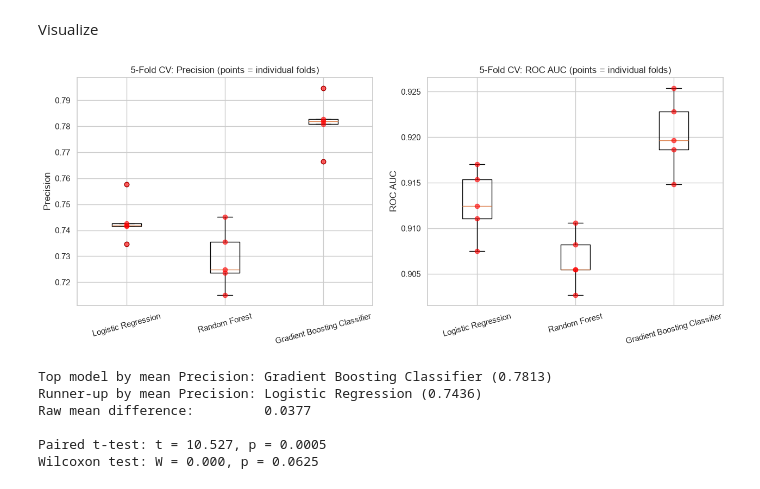
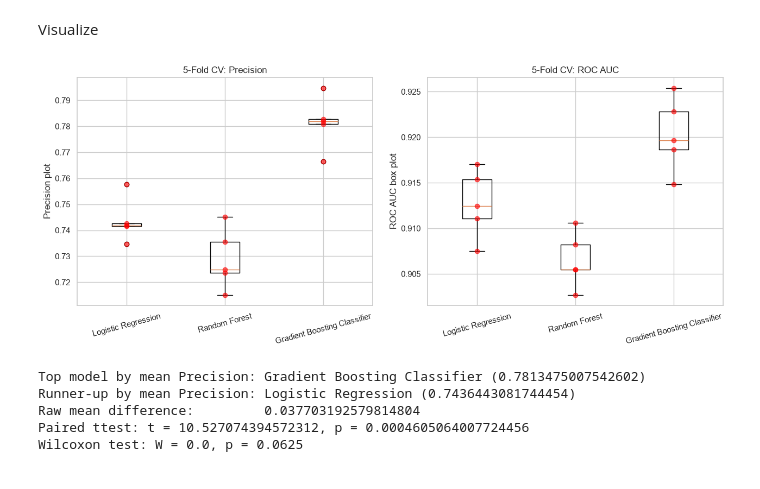
Before and after one commit to abdul-sami88/Netixsol, a Jupyter notebook: Week_4_CMIT_B2/Day3/week4_day3.ipynb, the cells around one changed output. Saved outputs shown, nothing was run; the diff lists cells and outputs as text; code cells hidden in the pictures.

```diff
--- a/Week_4_CMIT_B2/Day3/week4_day3.ipynb
+++ b/Week_4_CMIT_B2/Day3/week4_day3.ipynb
@@ -607,7 +354,7 @@ Number of one-hot + numeric + binary columns after preprocessing:
 # %%
 cv = StratifiedKFold(n_splits=5, shuffle=True, random_state=RANDOM_STATE)
 
-candidate_models = {
+selected_models = {
     "Logistic Regression": LogisticRegression(solver="lbfgs", max_iter=1000, random_state=RANDOM_STATE),
     "Random Forest": RandomForestClassifier(n_estimators=300, random_state=RANDOM_STATE, n_jobs=-1),
     "Gradient Boosting Classifier": GradientBoostingClassifier(random_state=RANDOM_STATE),
@@ -621,20 +368,22 @@ scoring = {
 }
 
 cv_results = {}
-cv_summary_rows = []
+cv_summary_rows_data = []
 
-for name, clf in candidate_models.items():
+for name, clf in selected_models.items():
     pipe = Pipeline([
         ("feature_engineering", feature_engineer),
         ("preprocessing", preprocessor_fe),
         ("clf", clf),
     ])
+
+    # time calculation it took to run
     start = time.time()
     scores = cross_validate(pipe, X_train_fe_input, y_train, cv=cv, scoring=scoring, n_jobs=-1)
     elapsed = time.time() - start
 
     cv_results[name] = scores
-    cv_summary_rows.append({
+    cv_summary_rows_data.append({
     "model": name,
     "precision_mean": scores["test_precision"].mean(),
     "precision_std": scores["test_precision"].std(),
@@ -647,15 +396,15 @@ for name, clf in candidate_models.items():
     "fit_time_sec": elapsed,
 })
     print(
-    f"{name:24s} "
-    f"Precision = {scores['test_precision'].mean():.4f} +- {scores['test_precision'].std():.4f} | "
-    f"Recall = {scores['test_recall'].mean():.4f} +- {scores['test_recall'].std():.4f} | "
-    f"F1 = {scores['test_f1'].mean():.4f} +/- {scores['test_f1'].std():.4f} | "
-    f"ROC AUC = {scores['test_roc_auc'].mean():.4f} +- {scores['test_roc_auc'].std():.4f} | "
-    f"{elapsed:.1f}s"
+    f"{name:30s} "
+    f"Precision = {scores['test_precision'].mean()} +- {scores['test_precision'].std()} | "
+    f"Recall = {scores['test_recall'].mean()} +- {scores['test_recall'].std()} | "
+    f"F1 = {scores['test_f1'].mean()} +- {scores['test_f1'].std()} | "
+    f"ROC AUC = {scores['test_roc_auc'].mean()} +- {scores['test_roc_auc'].std()} | "
+    f"{elapsed}s"
 )
 
 
-cv_summary_df = pd.DataFrame(cv_summary_rows).set_index("model").round(4)
+cv_summary_df = pd.DataFrame(cv_summary_rows_data).set_index("model").round(4)
 cv_summary_df
 # %% [output]
@@ -671,55 +420,53 @@ Gradient Boosting Classifier Precision = 0.7813 +- 0.0090 | Recall = 0.6009 +- 0
 Visualize
 # %%
 fig, axes = plt.subplots(1, 2, figsize=(13, 5.5))
-model_names = list(candidate_models.keys())
+model_names = list(selected_models.keys())
 
-# Precision scatter points
+# Precision
 for i, name in enumerate(model_names):
     y_precision = cv_results[name]["test_precision"]
     axes[0].scatter(
         [i + 1] * len(y_precision),
         y_precision,
         color="red",
         alpha=0.6,
         zorder=3,
     )
 
-# ROC AUC scatter points
+# ROC AUC
 for i, name in enumerate(model_names):
     y_auc = cv_results[name]["test_roc_auc"]
     axes[1].scatter(
         [i + 1] * len(y_auc),
         y_auc,
         color="red",
         alpha=0.6,
         zorder=3,
     )
 
 # Precision boxplot
 axes[0].boxplot([cv_results[name]["test_precision"] for name in model_names])
 axes[0].set_xticks(range(1, len(model_names) + 1))
 axes[0].set_xticklabels(model_names, rotation=15)
-axes[0].set_ylabel("Precision")
-axes[0].set_title("5-Fold CV: Precision (points = individual folds)")
+axes[0].set_ylabel("Precision plot")
+axes[0].set_title("5-Fold CV: Precision")
 
 # ROC AUC boxplot
 axes[1].boxplot([cv_results[name]["test_roc_auc"] for name in model_names])
 axes[1].set_xticks(range(1, len(model_names) + 1))
 axes[1].set_xticklabels(model_names, rotation=15)
-axes[1].set_ylabel("ROC AUC")
-axes[1].set_title("5-Fold CV: ROC AUC (points = individual folds)")
+axes[1].set_ylabel("ROC AUC box plot")
+axes[1].set_title("5-Fold CV: ROC AUC")
 
 plt.tight_layout()
-plt.savefig("charts/boxplot.png", dpi=200, bbox_inches="tight")
+plt.savefig("charts/boxplot.png")
 plt.show()
 # %% [output]
-[figure, old version]
+[figure, new version]
 # %%
-from scipy import stats
-
 precision_scores_by_model = {
     name: cv_results[name]["test_precision"]
-    for name in candidate_models
+    for name in selected_models
 }
 
 mean_precision = {
@@ -733,29 +480,28 @@ ranked_models = sorted(
     reverse=True,
 )
 
-top1, top2 = ranked_models[0], ranked_models[1]
+top_1st, top_2nd = ranked_models[0], ranked_models[1]
 
-print(f"Top model by mean Precision: {top1} ({mean_precision[top1]:.4f})")
-print(f"Runner-up by mean Precision: {top2} ({mean_precision[top2]:.4f})")
-print(f"Raw mean difference:         {mean_precision[top1] - mean_precision[top2]:.4f}")
+print(f"Top model by mean Precision: {top_1st} ({mean_precision[top_1st]})")
+print(f"Runner-up by mean Precision: {top_2nd} ({mean_precision[top_2nd]})")
+print(f"Raw mean difference:         {mean_precision[top_1st] - mean_precision[top_2nd]}")
 
 t_stat, p_value_t = stats.ttest_rel(
-    precision_scores_by_model[top1],
-    precision_scores_by_model[top2],
+    precision_scores_by_model[top_1st],
+    precision_scores_by_model[top_2nd],
 )
 
 w_stat, p_value_w = stats.wilcoxon(
-    precision_scores_by_model[top1],
-    precision_scores_by_model[top2],
+    precision_scores_by_model[top_1st],
+    precision_scores_by_model[top_2nd],
 )
 
-print(f"\nPaired t-test: t = {t_stat:.3f}, p = {p_value_t:.4f}")
-print(f"Wilcoxon test: W = {w_stat:.3f}, p = {p_value_w:.4f}")
+print(f"Paired ttest: t = {t_stat}, p = {p_value_t}")
+print(f"Wilcoxon test: W = {w_stat}, p = {p_value_w}")
 # %% [output]
-Top model by mean Precision: Gradient Boosting Classifier (0.7813)
-Runner-up by mean Precision: Logistic Regression (0.7436)
-Raw mean difference:         0.0377
-
-Paired t-test: t = 10.527, p = 0.0005
-Wilcoxon test: W = 0.000, p = 0.0625
+Top model by mean Precision: Gradient Boosting Classifier (0.7813475007542602)
+Runner-up by mean Precision: Logistic Regression (0.7436443081744454)
+Raw mean difference:         0.037703192579814804
+Paired ttest: t = 10.527074394572312, p = 0.0004605064007724456
+Wilcoxon test: W = 0.0, p = 0.0625
 # %%
```
Also changed, not shown: parts of 32 cells of this notebook, 1 other file.
